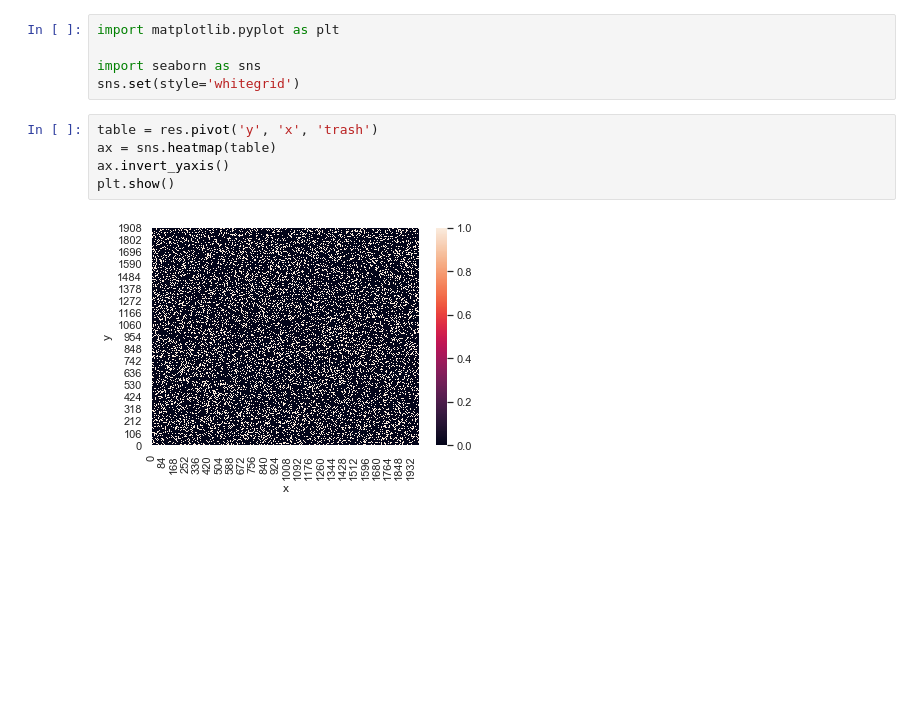
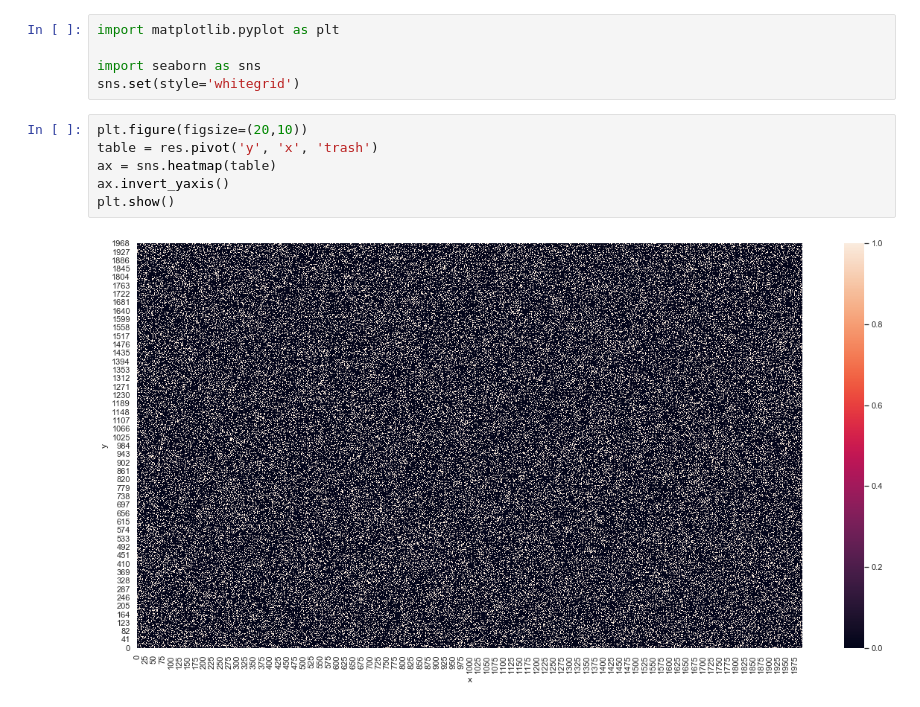
Before and after one commit to kafkoders/oclean, a Jupyter notebook: data/oceans_trash.ipynb, the cells around one changed output. Cells and saved outputs as stored; diff of their text form; blank space fills up the shorter version.

```diff
--- a/data/oceans_trash.ipynb
+++ b/data/oceans_trash.ipynb
@@ -34,9 +34,10 @@ import matplotlib.pyplot as plt
 import seaborn as sns
 sns.set(style='whitegrid')
 # %%
+plt.figure(figsize=(20,10))
 table = res.pivot('y', 'x', 'trash')
 ax = sns.heatmap(table)
 ax.invert_yaxis()
 plt.show()
 # %% [output]
-[figure, old version]
+[figure, new version]
```
Also changed, not shown: 1 other file.
